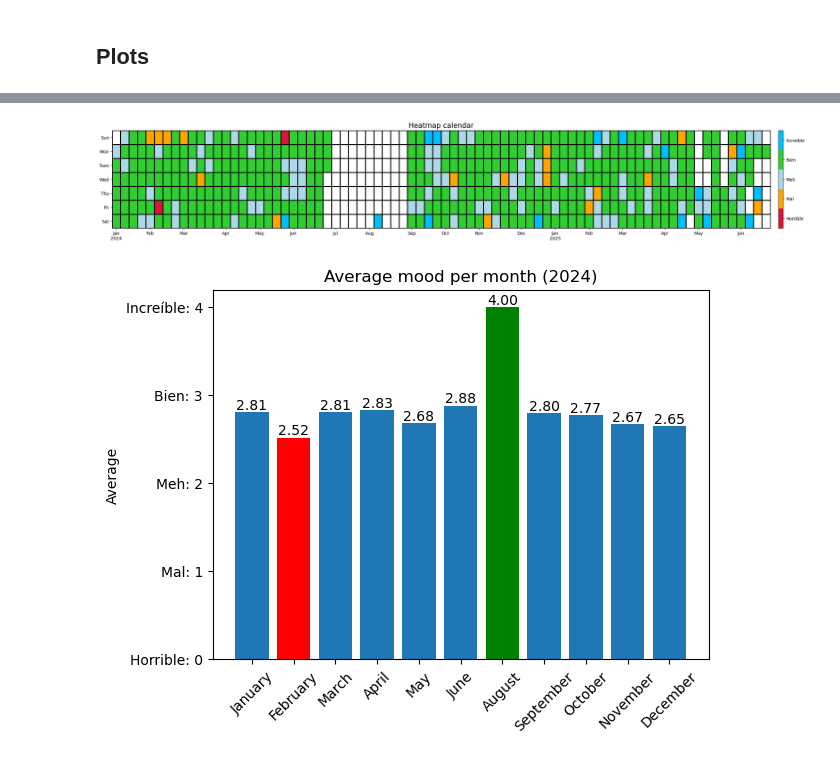
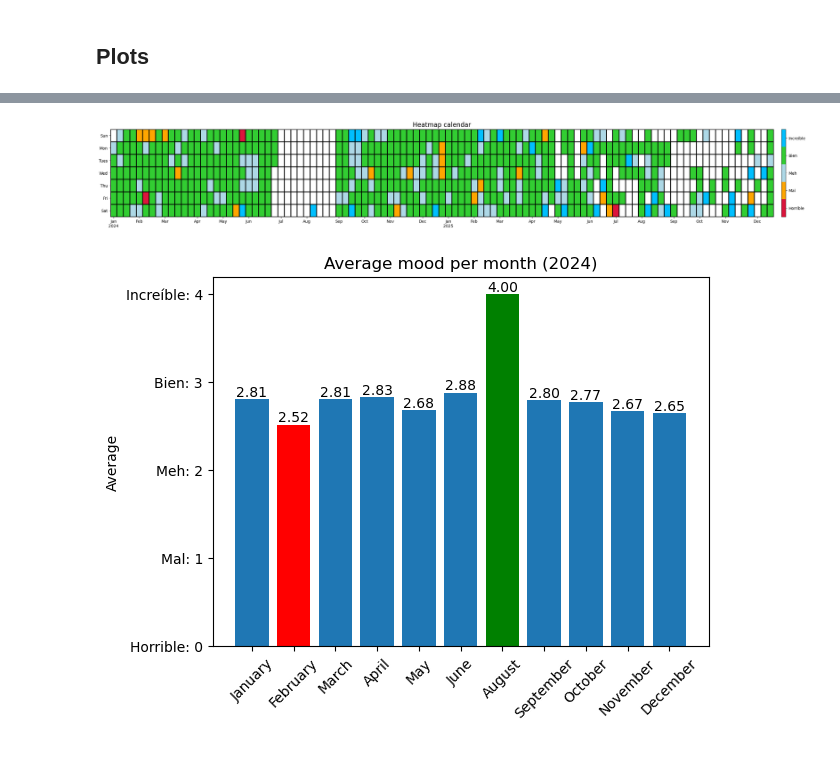
Before and after one commit to IsaiJesus/Feelings, a Jupyter notebook: notebooks/02_eda.ipynb, the cells around one changed output, grey strips where cells are left out. Cells and saved outputs as stored; diff of their text form; code cells hidden in the pictures.

```diff
--- a/notebooks/02_eda.ipynb
+++ b/notebooks/02_eda.ipynb
@@ -183,5 +216,6 @@ plt.show()
 # %%
-sns.countplot(df, x="sleep_level")
+ax = sns.countplot(df, x="sleep_level")
+ax.bar_label(ax.containers[0])
 
 plt.xlabel('Sleep level')
 plt.ylabel('Frequency')
@@ -392,30 +426,30 @@ def date_heatmap(series, start=None, end=None, mean=False, ax=None, **kwargs):
 # %%
 from matplotlib.colors import ListedColormap
 
 series_data = df.set_index('full_date')['mood_numeric']
 
 # Customized colors
 colors = ['crimson', 'orange', 'lightblue', 'limegreen', 'deepskyblue']
 my_cmap = ListedColormap(colors)
 
-plt.figure(figsize=(32, 4))
+plt.figure(figsize=(36, 4))
 
 ax = date_heatmap(
     series_data,
     cmap=my_cmap,
     edgecolor='black',
     linewidth=0.8,
     mean=True
 )
 
 plt.clim(-0.5, 4.5)
 cbar = plt.colorbar(ticks=range(5), pad=0.01)
 cbar.ax.set_yticklabels(['Horrible', 'Mal', 'Meh', 'Bien', 'Increíble'])
 
 plt.title("Heatmap calendar", fontsize=16)
 plt.show()
 # %% [output]
-[figure, old version]
+[figure, new version]
 # %%
 import calendar
 
```
Also changed, not shown: parts of 24 cells of this notebook, 7 other files.
